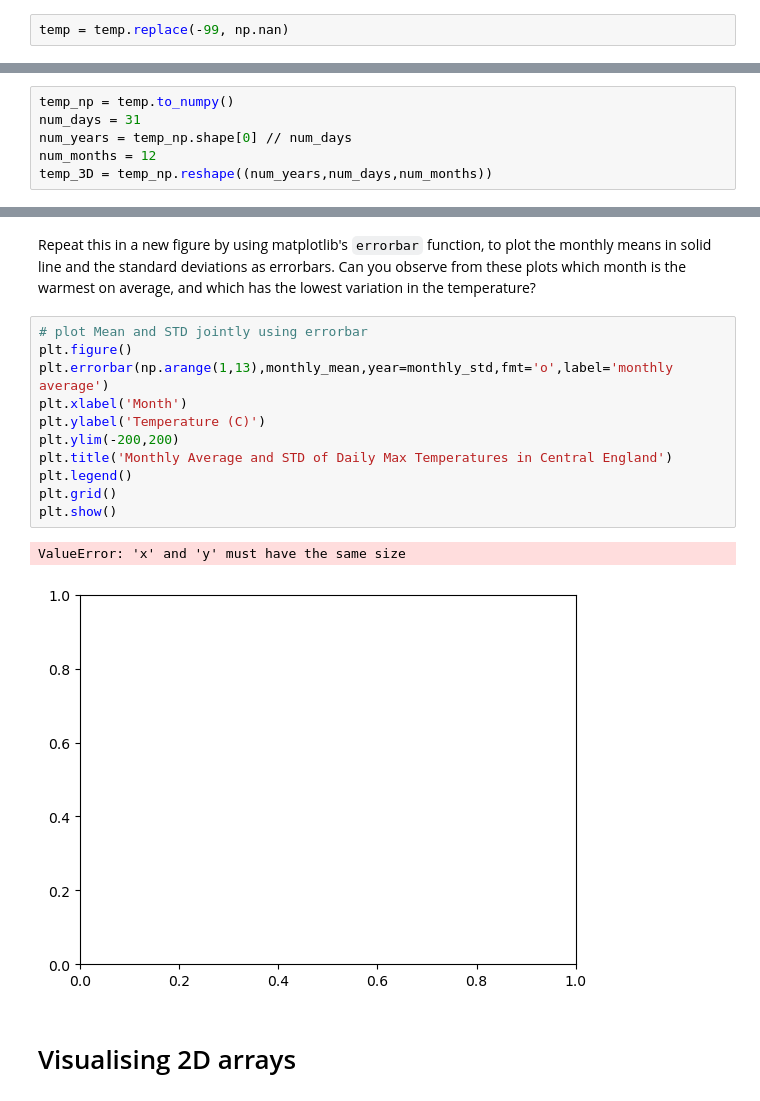
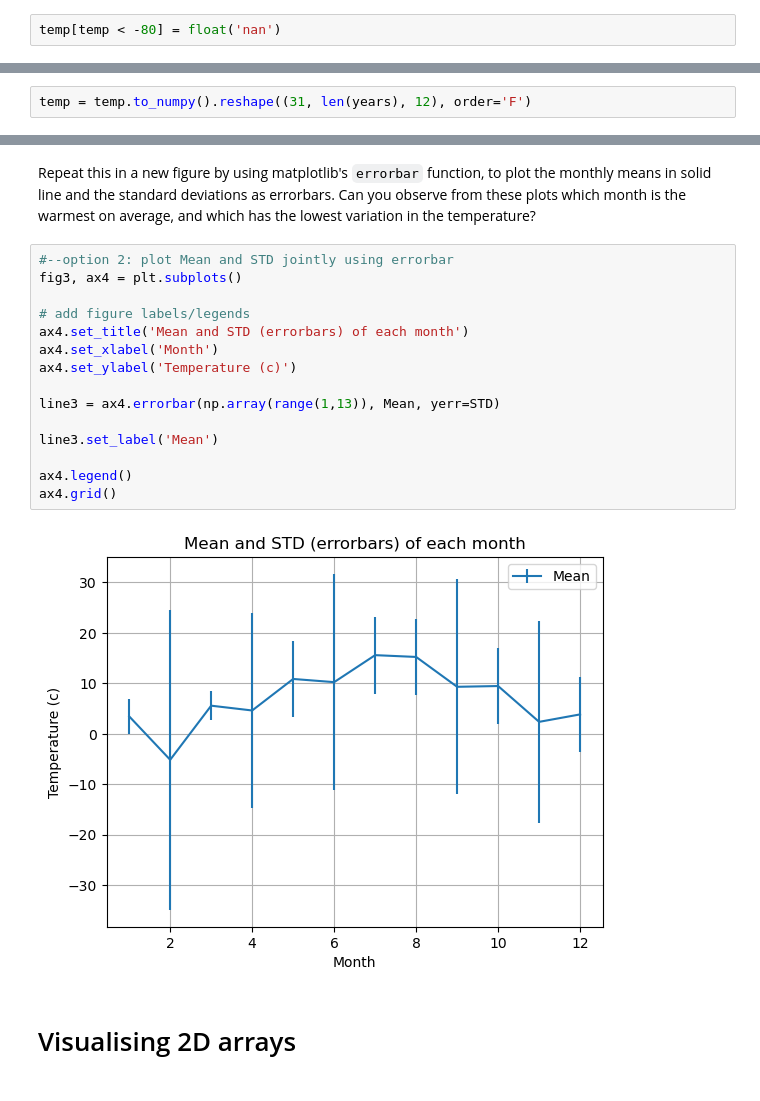
Before and after one commit to Hongze200532/Data-Science, a Jupyter notebook: Data Science_Week1/w1_lab2.ipynb, the cells around one changed output, grey strips where cells are left out. Drawn from its saved outputs; the diff is of its cells as text.

````diff
--- a/Data Science_Week1/w1_lab2.ipynb
+++ b/Data Science_Week1/w1_lab2.ipynb
@@ -60,15 +59,11 @@ temp_matrix_first_10_rows :
 # %% [markdown]
 Temperature data contains outliers because some missing temperature values (some days in year 2022, also the 30th or 31st day of some months) had been originally filled as -99 degree Celsius. Find and replace these values by nan (Not a Number) variable.
 # %%
-temp = temp.replace(-99, np.nan)
+temp[temp < -80] = float('nan')
 # %% [markdown]
 Use numpy's ```reshape``` command to reshape data into a 3D array: first coordinate days, second years, third months. Let every month have 31 days (as currently set by the raw data). Note that you need to format your data as a numpy array first. Find more information about reshaping here: https://numpy.org/doc/stable/reference/generated/numpy.reshape.html
 # %%
-temp_np = temp.to_numpy()
-num_days = 31
-num_years = temp_np.shape[0] // num_days
-num_months = 12
-temp_3D = temp_np.reshape((num_years,num_days,num_months))
+temp = temp.to_numpy().reshape((31, len(years), 12), order='F')
 # %% [markdown]
 # Marginalisation
 # %% [markdown]
@@ -132,19 +121,22 @@ plt.show()
 # %% [markdown]
 Repeat this in a new figure by using matplotlib's ```errorbar``` function, to plot the monthly means in solid line and the standard deviations as errorbars. Can you observe from these plots which month is the warmest on average, and which has the lowest variation in the temperature?
 # %%
-# plot Mean and STD jointly using errorbar
-plt.figure()
-plt.errorbar(np.arange(1,13),monthly_mean,year=monthly_std,fmt='o',label='monthly average')
-plt.xlabel('Month')
-plt.ylabel('Temperature (C)')
-plt.ylim(-200,200)
-plt.title('Monthly Average and STD of Daily Max Temperatures in Central England')
-plt.legend()
-plt.grid()
-plt.show()
+#--option 2: plot Mean and STD jointly using errorbar
+fig3, ax4 = plt.subplots()
+
+# add figure labels/legends
+ax4.set_title('Mean and STD (errorbars) of each month')
+ax4.set_xlabel('Month')
+ax4.set_ylabel('Temperature (c)')
+
+line3 = ax4.errorbar(np.array(range(1,13)), Mean, yerr=STD)
+
+line3.set_label('Mean')
+
+ax4.legend()
+ax4.grid()
 # %% [output]
-ValueError: 'x' and 'y' must have the same size
-[figure, old version]
+[figure, new version]
 # %% [markdown]
 # Visualising 2D arrays
 # %% [markdown]
````
Also changed, not shown: parts of 7 cells of this notebook.
